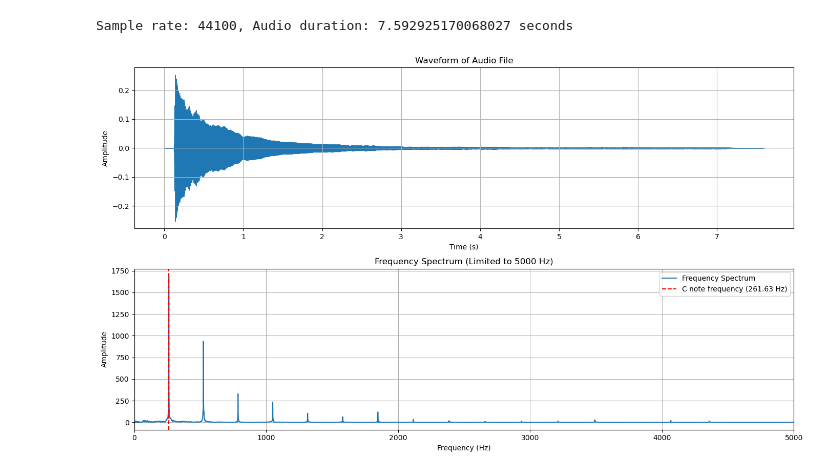
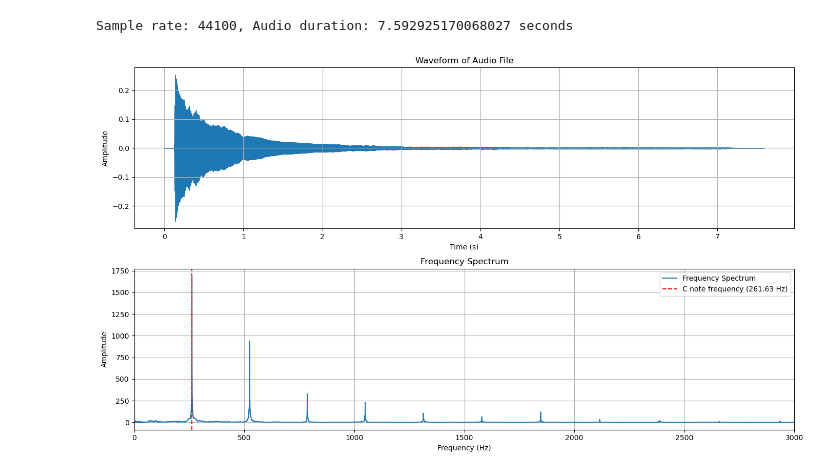
Before and after one commit to jmerilai19/note_detector, a Jupyter notebook: demo.ipynb, the cells around one changed output. Drawn from its saved outputs; the diff is of its cells as text; code cells hidden in the pictures.

```diff
--- a/demo.ipynb
+++ b/demo.ipynb
@@ -24,33 +24,33 @@ def plot_audio_and_frequency_spectrum(audio_file):
     plt.xlabel('Time (s)')
     plt.ylabel('Amplitude')
     plt.grid()
 
     N = len(y)
     yf = np.fft.fft(y)
     xf = np.fft.fftfreq(N, 1 / sr)
 
     idx = np.arange(N // 2)
     xf = xf[idx]
     yf = np.abs(yf[idx])
 
     plt.subplot(2, 1, 2)
     plt.plot(xf, yf, label='Frequency Spectrum')
 
     c_freq = 261.63
     plt.axvline(c_freq, color='r', linestyle='--', label='C note frequency (261.63 Hz)')
 
-    plt.xlim(0, 5000)
+    plt.xlim(0, 3000)
 
-    plt.title('Frequency Spectrum (Limited to 5000 Hz)')
+    plt.title('Frequency Spectrum')
     plt.xlabel('Frequency (Hz)')
     plt.ylabel('Amplitude')
     plt.legend()
     plt.grid()
 
     plt.tight_layout()
     plt.show()
 
 plot_audio_and_frequency_spectrum(audio_file)
 # %% [output]
 Sample rate: 44100, Audio duration: 7.592925170068027 seconds
-[figure, old version]
+[figure, new version]
```
Also changed, not shown: 4 other files.
